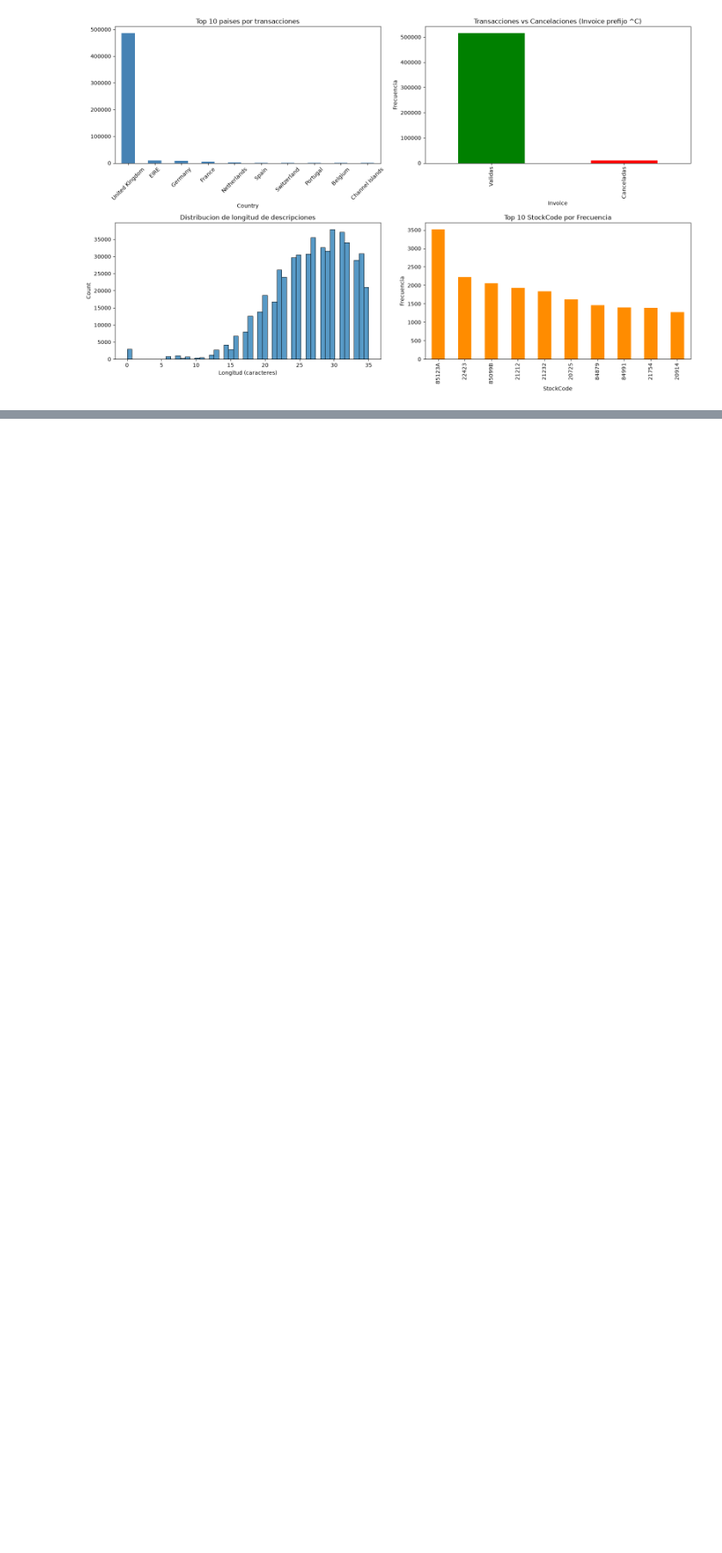
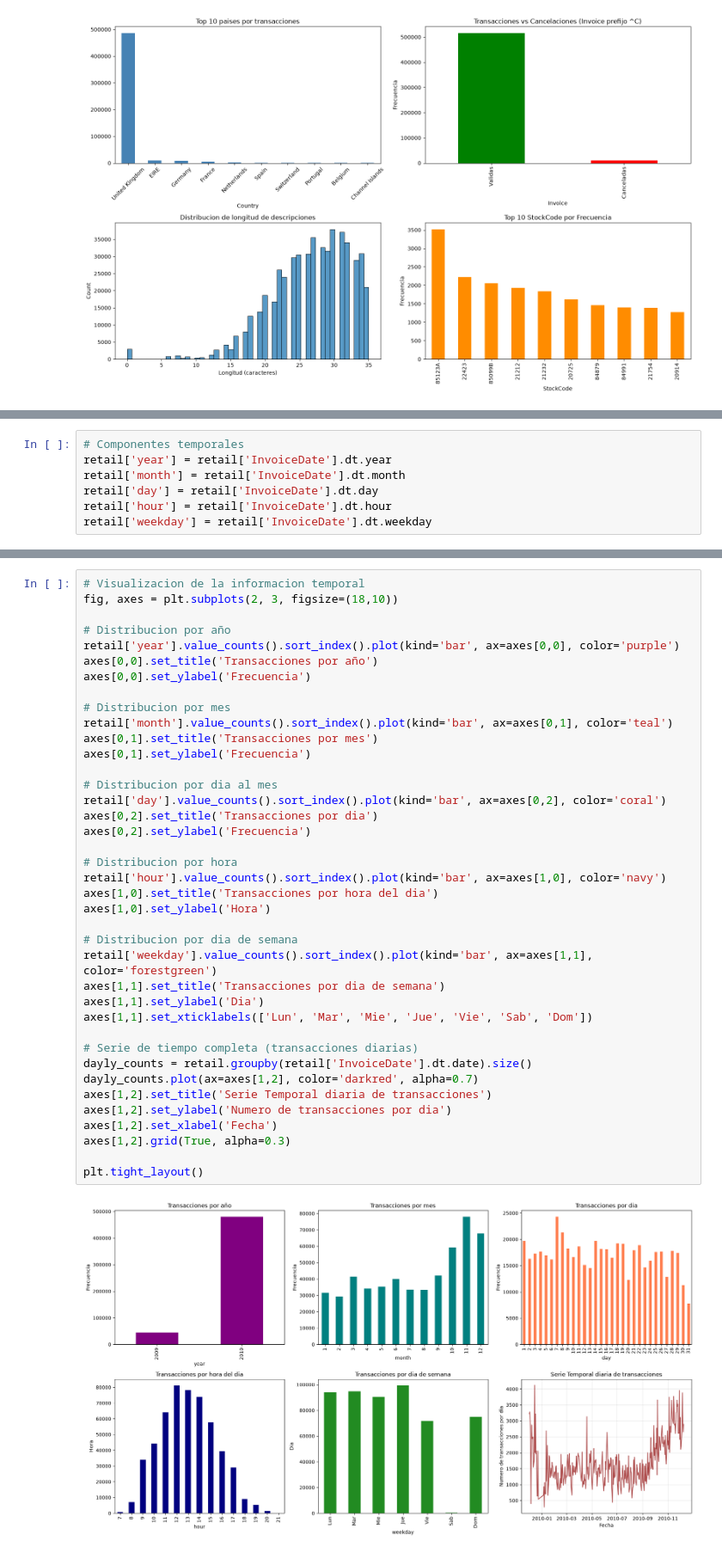
Before and after one commit to cvva/ingswsenati, a Jupyter notebook: Mod_Paq_ML/5_ML-DL/1_procesamiento.ipynb, the cells around one changed output, grey strips where cells are left out. Shown at 86% size. Cells and saved outputs as stored; diff of their text form; blank space fills up the shorter version.

```diff
--- a/Mod_Paq_ML/5_ML-DL/1_procesamiento.ipynb
+++ b/Mod_Paq_ML/5_ML-DL/1_procesamiento.ipynb
@@ -289,0 +326,7 @@ plt.show()
+# %%
+# Componentes temporales
+retail['year'] = retail['InvoiceDate'].dt.year
+retail['month'] = retail['InvoiceDate'].dt.month
+retail['day'] = retail['InvoiceDate'].dt.day
+retail['hour'] = retail['InvoiceDate'].dt.hour
+retail['weekday'] = retail['InvoiceDate'].dt.weekday
@@ -289,0 +369,41 @@ plt.show()
+# %%
+# Visualizacion de la informacion temporal
+fig, axes = plt.subplots(2, 3, figsize=(18,10))
+
+# Distribucion por año
+retail['year'].value_counts().sort_index().plot(kind='bar', ax=axes[0,0], color='purple')
+axes[0,0].set_title('Transacciones por año')
+axes[0,0].set_ylabel('Frecuencia')
+
+# Distribucion por mes
+retail['month'].value_counts().sort_index().plot(kind='bar', ax=axes[0,1], color='teal')
+axes[0,1].set_title('Transacciones por mes')
+axes[0,1].set_ylabel('Frecuencia')
+
+# Distribucion por dia al mes
+retail['day'].value_counts().sort_index().plot(kind='bar', ax=axes[0,2], color='coral')
+axes[0,2].set_title('Transacciones por dia')
+axes[0,2].set_ylabel('Frecuencia')
+
+# Distribucion por hora
+retail['hour'].value_counts().sort_index().plot(kind='bar', ax=axes[1,0], color='navy')
+axes[1,0].set_title('Transacciones por hora del dia')
+axes[1,0].set_ylabel('Hora')
+
+# Distribucion por dia de semana
+retail['weekday'].value_counts().sort_index().plot(kind='bar', ax=axes[1,1], color='forestgreen')
+axes[1,1].set_title('Transacciones por dia de semana')
+axes[1,1].set_ylabel('Dia')
+axes[1,1].set_xticklabels(['Lun', 'Mar', 'Mie', 'Jue', 'Vie', 'Sab', 'Dom'])
+
+# Serie de tiempo completa (transacciones diarias)
+dayly_counts = retail.groupby(retail['InvoiceDate'].dt.date).size()
+dayly_counts.plot(ax=axes[1,2], color='darkred', alpha=0.7)
+axes[1,2].set_title('Serie Temporal diaria de transacciones')
+axes[1,2].set_ylabel('Numero de transacciones por dia')
+axes[1,2].set_xlabel('Fecha')
+axes[1,2].grid(True, alpha=0.3)
+
+plt.tight_layout()
+# %% [output]
+[figure, added]
```
Also changed, not shown: parts of 5 cells of this notebook.
